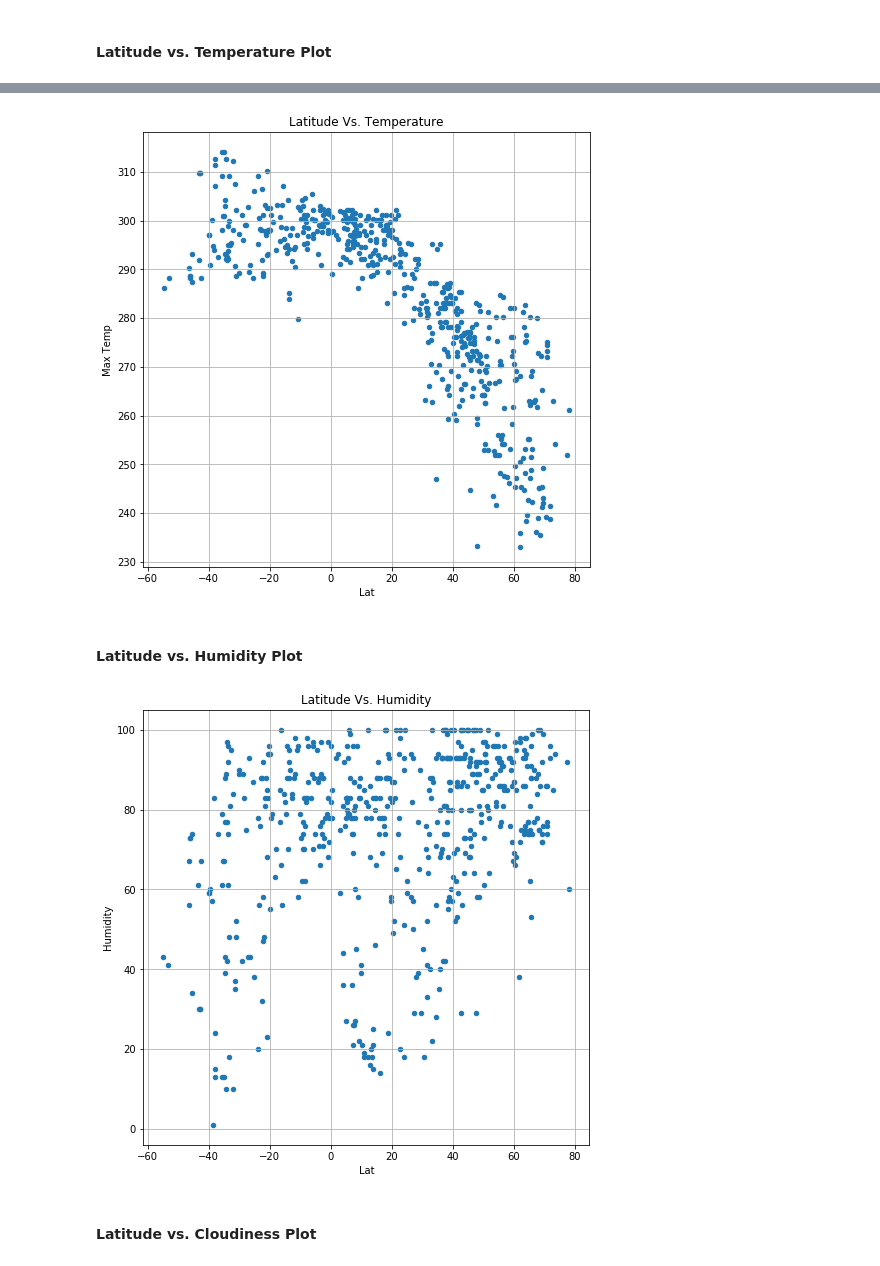
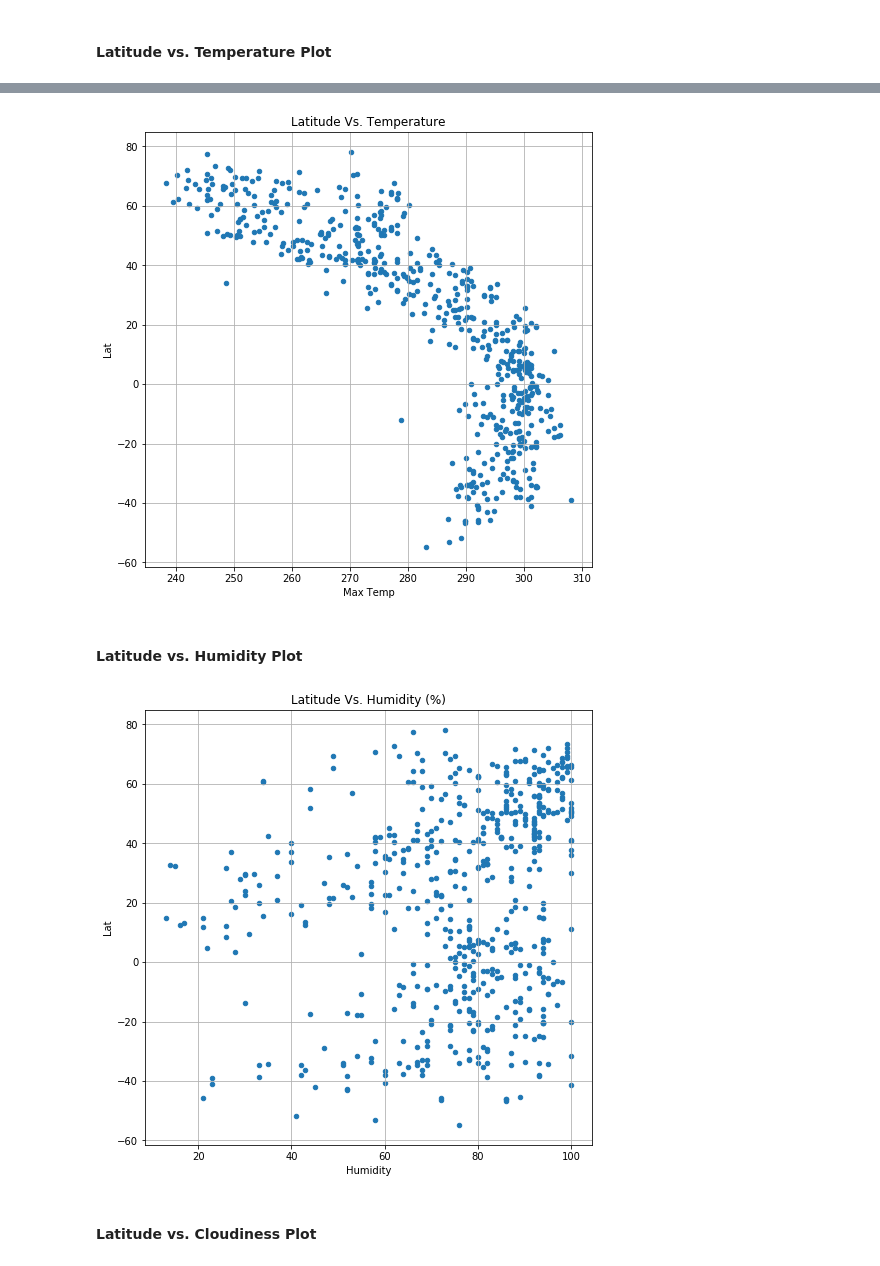
Before and after one commit to boshen119/python-api-challenge, a Jupyter notebook: WeatherPy.ipynb, the cells around one changed output, grey strips where cells are left out. Drawn from its saved outputs; the diff is of its cells as text; code cells hidden in the pictures.

```diff
--- a/WeatherPy.ipynb
+++ b/WeatherPy.ipynb
@@ -157,19 +157,26 @@ weather_df.head()
 # %%
 # Create a scatter plot which compares Latitude to Temp
-weather_df.plot(kind="scatter", x="Lat", y="Max Temp", grid=True, figsize=(8,8),
+weather_df.plot(kind="scatter", x="Max Temp", y="Lat", grid=True, figsize=(8,8),
                       title="Latitude Vs. Temperature")
+plt.savefig("./Plots/MaxTemp_vs_Lat_Scatter.png")
 plt.show()
+
+#I think I must have done something wrong during my API call because I am absolutely bewildered
+# that the Temp is showing as 240 degrees+....
 # %% [output]
-[figure, old version]
+[figure, new version]
 # %% [markdown]
 #### Latitude vs. Humidity Plot
 # %%
 # Create a scatter plot which compares Latitude to Humidity
-weather_df.plot(kind="scatter", x="Lat", y="Humidity", grid=True, figsize=(8,8),
-                      title="Latitude Vs. Humidity")
+weather_df.plot(kind="scatter", x="Humidity", y="Lat", grid=True, figsize=(8,8),
+                      title="Latitude Vs. Humidity (%)")
+plt.savefig("./Plots/Humudity_vs_Lat_Scatter.png")
 plt.show()
+
+# This plot makes sense to me because you can assume that the continent of Asia sees more humidity.
 # %% [output]
-[figure, old version]
+[figure, new version]
 # %% [markdown]
 #### Latitude vs. Cloudiness Plot
 # %%
```
Also changed, not shown: parts of 7 cells of this notebook, 5 other files.
